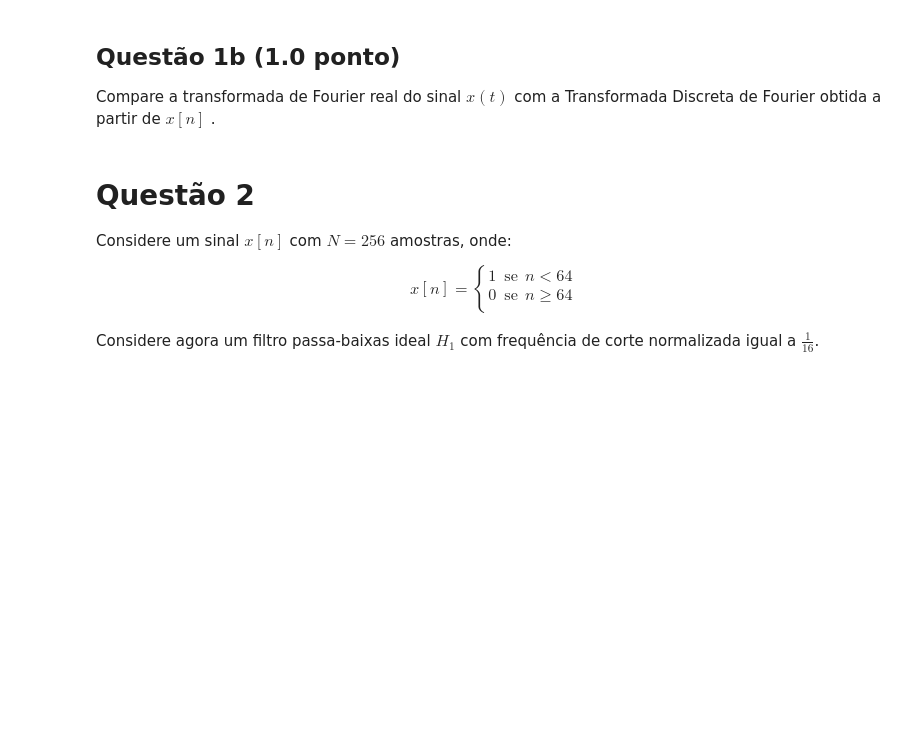
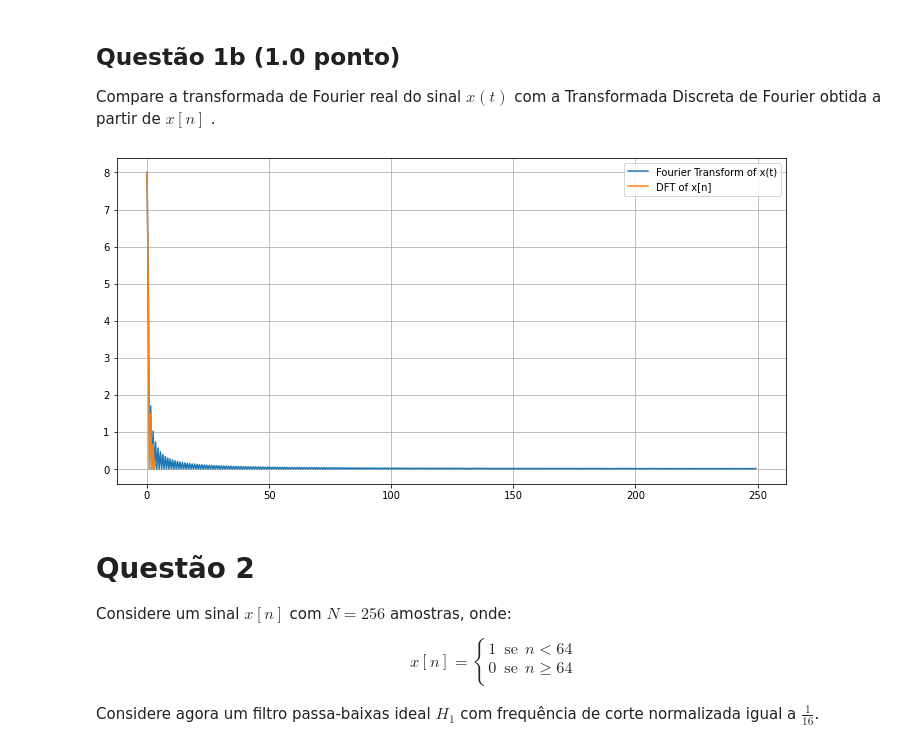
Before and after one commit to yantavares/sstd, a Jupyter notebook: Projeto_3/projeto3.ipynb, the cells around one changed output. Cells and saved outputs as stored; diff of their text form; code cells hidden in the pictures; blank space fills up the shorter version.

```diff
--- a/Projeto_3/projeto3.ipynb
+++ b/Projeto_3/projeto3.ipynb
@@ -43,3 +69,38 @@ Compare a transformada de Fourier real do sinal $x\left(t\right)$ com a Transfor
+# %%
+# Define a função retangular
+def rect(x):
+    return np.where(np.abs(x) < 0.5, 1, np.where(np.abs(x) == 0.5, 0.5, 0))
+
+# Define o sinal x(t)
+def x(t):
+    return 8 * rect(t)
+
+# Define a taxa de amostragem e a frequência
+T = 1/8
+t = np.linspace(-1, 1, 1000)  # Define o intervalo de tempo
+t_sampled = np.arange(-1, 1, T)
+x_sampled = x(t_sampled)
+
+# Calcula a Transformada de Fourier do sinal x(t) com alta resolução
+N = len(t)
+T_high_res = t[1] - t[0]
+xf_high_res = fftfreq(N, T_high_res)[:N//2]
+yf_high_res = fft(x(t))[:N//2]
+
+# Calcula a Transformada Discreta de Fourier do sinal amostrado x[n]
+N_sampled = len(t_sampled)
+xf_sampled = fftfreq(N_sampled, T)[:N_sampled//2]
+yf_sampled = fft(x_sampled)[:N_sampled//2]
+
+# Plota as transformadas
+plt.figure(figsize=(12,6))
+plt.plot(xf_high_res, 2.0/N * np.abs(yf_high_res), label='Fourier Transform of x(t)')
+plt.plot(xf_sampled, 2.0/N_sampled * np.abs(yf_sampled), label='DFT of x[n]')
+plt.legend()
+plt.grid(True)
+plt.show()
+# %% [output]
+[figure, added]
 # %% [markdown]
 # Questão 2
 
```
Also changed, not shown: parts of 12 cells of this notebook.
